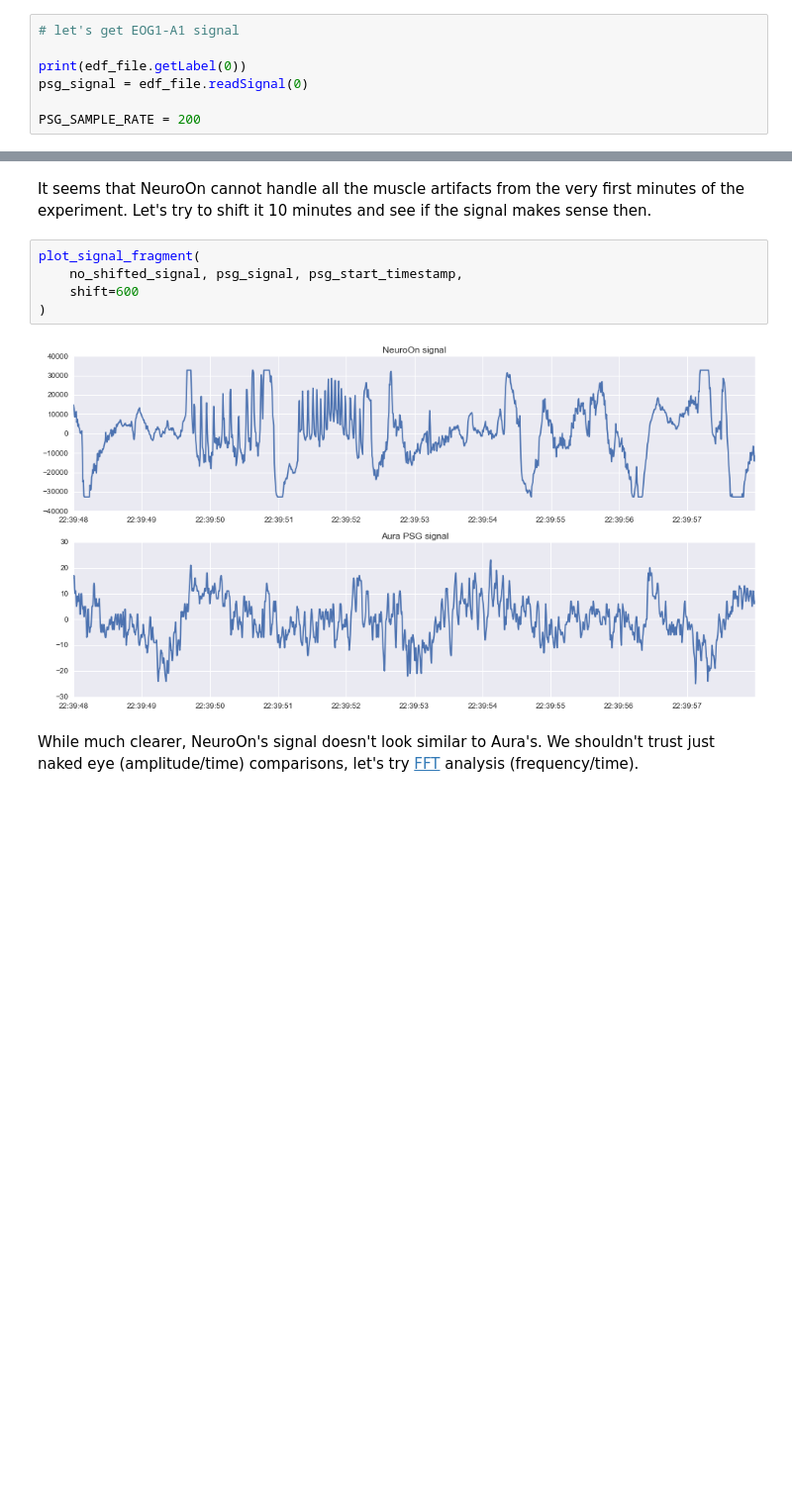
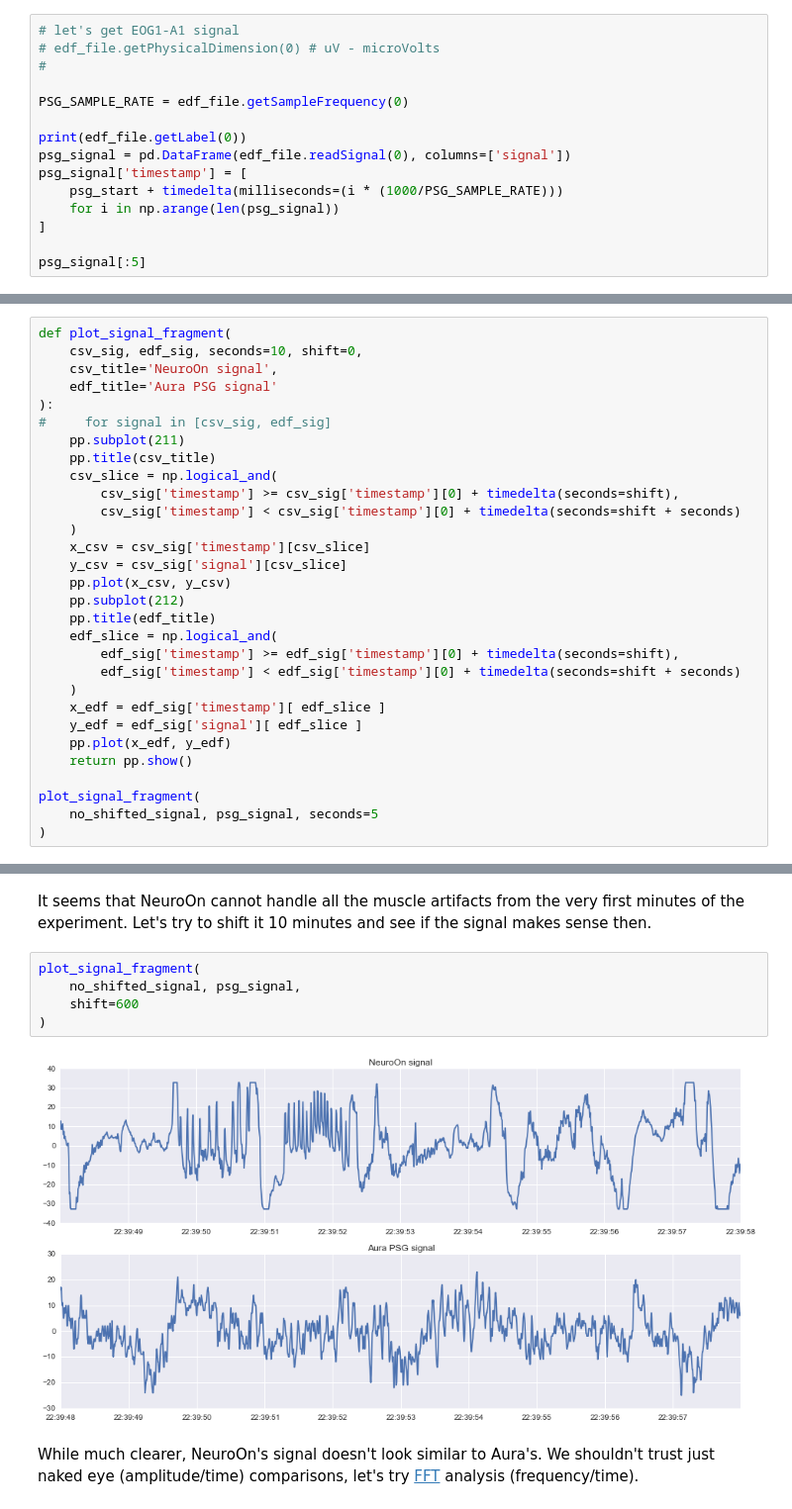
Before and after one commit to pawelngei/neuroon-notebook, a Jupyter notebook: NeuroOn.ipynb, the cells around one changed output, grey strips where cells are left out. Shown: that part at 99% size. Saved outputs shown, nothing was run; the diff lists cells and outputs as text; blank space fills up the shorter version.

```diff
--- a/NeuroOn.ipynb
+++ b/NeuroOn.ipynb
@@ -128,9 +125,17 @@ https://scipy.github.io/old-wiki/pages/Cookbook/Matplotlib/MultilinePlots.html
 # %%
 # let's get EOG1-A1 signal
+# edf_file.getPhysicalDimension(0) # uV - microVolts
+#
+
+PSG_SAMPLE_RATE = edf_file.getSampleFrequency(0)
 
 print(edf_file.getLabel(0))
-psg_signal = edf_file.readSignal(0)
+psg_signal = pd.DataFrame(edf_file.readSignal(0), columns=['signal'])
+psg_signal['timestamp'] = [
+    psg_start + timedelta(milliseconds=(i * (1000/PSG_SAMPLE_RATE)))
+    for i in np.arange(len(psg_signal))
+]
 
-PSG_SAMPLE_RATE = 200
+psg_signal[:5]
 # %% [output]
 b'EOG1-A1'
@@ -185,0 +148,30 @@ plot_signal_fragment(
+# %%
+def plot_signal_fragment(
+    csv_sig, edf_sig, seconds=10, shift=0,
+    csv_title='NeuroOn signal',
+    edf_title='Aura PSG signal'
+):
+#     for signal in [csv_sig, edf_sig]
+    pp.subplot(211)
+    pp.title(csv_title)
+    csv_slice = np.logical_and(
+        csv_sig['timestamp'] >= csv_sig['timestamp'][0] + timedelta(seconds=shift),
+        csv_sig['timestamp'] < csv_sig['timestamp'][0] + timedelta(seconds=shift + seconds)
+    )
+    x_csv = csv_sig['timestamp'][csv_slice]
+    y_csv = csv_sig['signal'][csv_slice]
+    pp.plot(x_csv, y_csv)
+    pp.subplot(212)
+    pp.title(edf_title)
+    edf_slice = np.logical_and(
+        edf_sig['timestamp'] >= edf_sig['timestamp'][0] + timedelta(seconds=shift),
+        edf_sig['timestamp'] < edf_sig['timestamp'][0] + timedelta(seconds=shift + seconds)
+    )
+    x_edf = edf_sig['timestamp'][ edf_slice ]
+    y_edf = edf_sig['signal'][ edf_slice ]
+    pp.plot(x_edf, y_edf)
+    return pp.show()
+
+plot_signal_fragment(
+    no_shifted_signal, psg_signal, seconds=5
+)
@@ -187,11 +181,11 @@ plot_signal_fragment(
 It seems that NeuroOn cannot handle all the muscle artifacts from the very first minutes of the experiment. Let's try to shift it 10 minutes and see if the signal makes sense then.
 # %%
 plot_signal_fragment(
-    no_shifted_signal, psg_signal, psg_start_timestamp,
+    no_shifted_signal, psg_signal,
     shift=600
 )
 # %% [output]
-[figure, old version]
+[figure, new version]
 # %% [markdown]
 While much clearer, NeuroOn's signal doesn't look similar to Aura's. We shouldn't trust just naked eye (amplitude/time) comparisons, let's try [FFT](https://en.wikipedia.org/wiki/Fast_Fourier_transform) analysis (frequency/time).
 # %%
```
Also changed, not shown: parts of 14 cells of this notebook.
